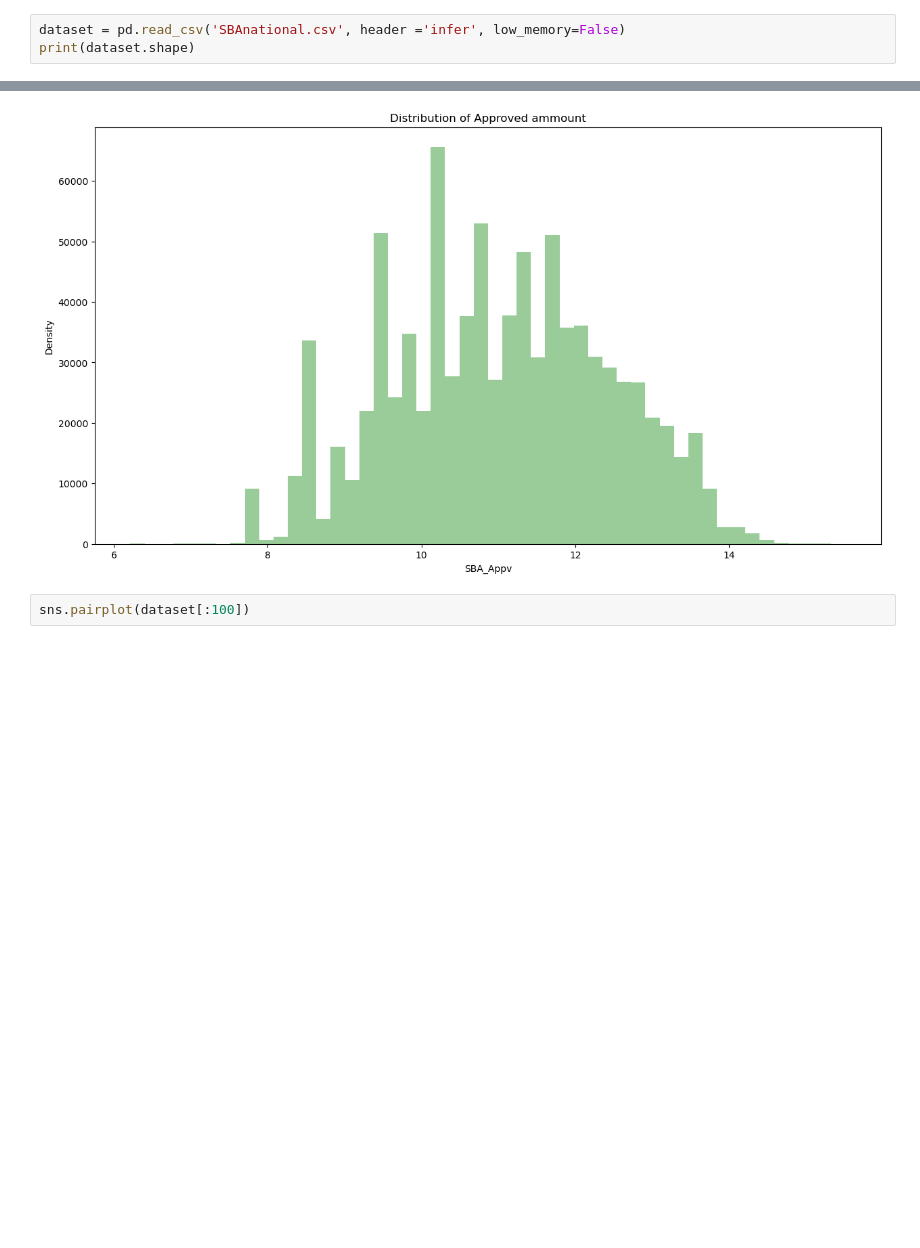
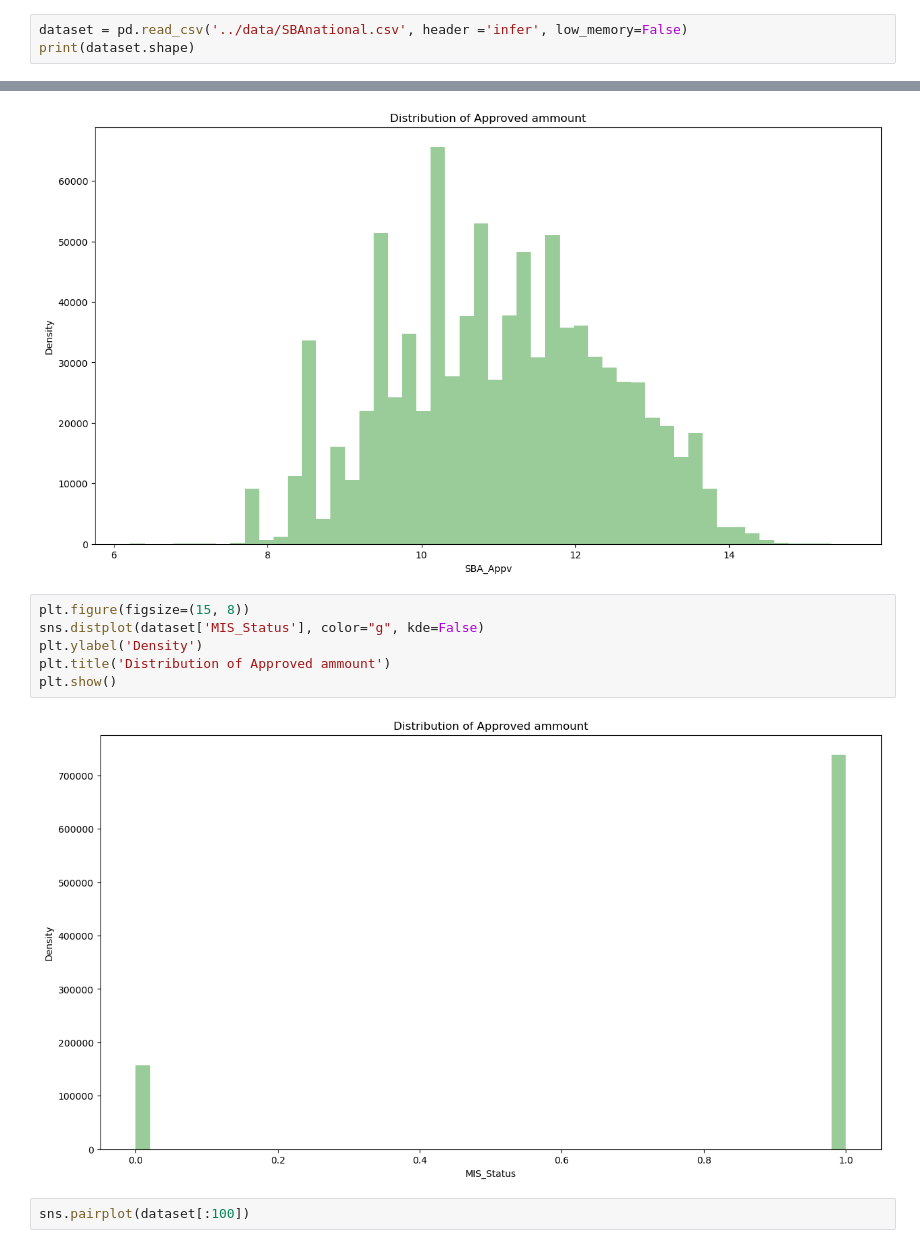
Before and after one commit to OriolCampsIsus3/CasKaggle-APC-, a Jupyter notebook: notebook/dades.ipynb, the cells around one changed output, grey strips where cells are left out. Cells and saved outputs as stored; diff of their text form; blank space fills up the shorter version.

```diff
--- a/notebook/main.ipynb
+++ b/notebook/dades.ipynb
@@ -7,7 +7,7 @@ import matplotlib.pyplot as plt
 import math
 from datetime import date
 # %%
-dataset = pd.read_csv('SBAnational.csv', header ='infer', low_memory=False)
+dataset = pd.read_csv('../data/SBAnational.csv', header ='infer', low_memory=False)
 print(dataset.shape)
 # %% [output]
 (899164, 27)
@@ -347,6 +347,14 @@ plt.title('Distribution of Approved ammount')
 plt.show()
 # %% [output]
 [figure]
+# %%
+plt.figure(figsize=(15, 8))
+sns.distplot(dataset['MIS_Status'], color="g", kde=False)
+plt.ylabel('Density')
+plt.title('Distribution of Approved ammount')
+plt.show()
+# %% [output]
+[figure, added]
 # %%
 sns.pairplot(dataset[:100])
 # %% [output]
```
Also changed, not shown: parts of 8 cells of this notebook, 1 other file.
